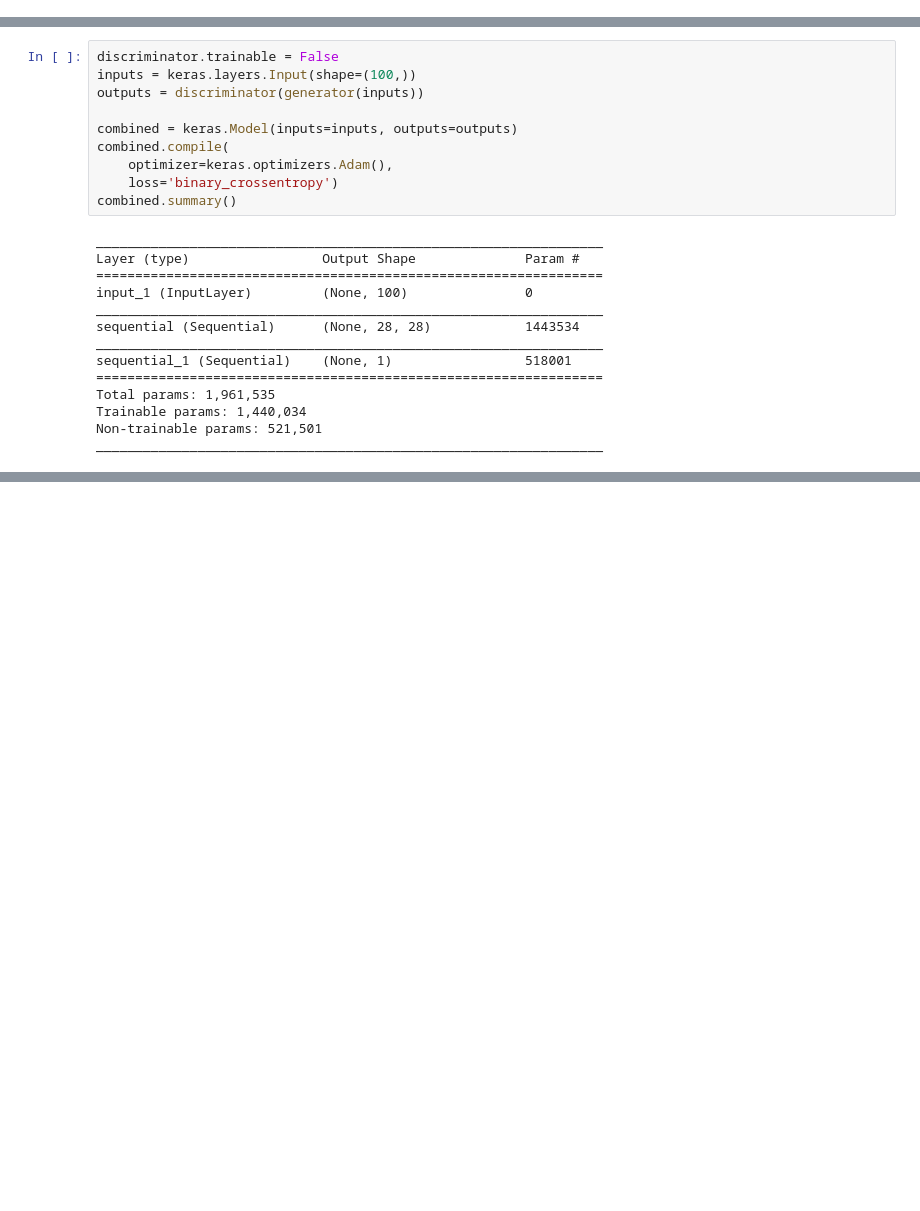
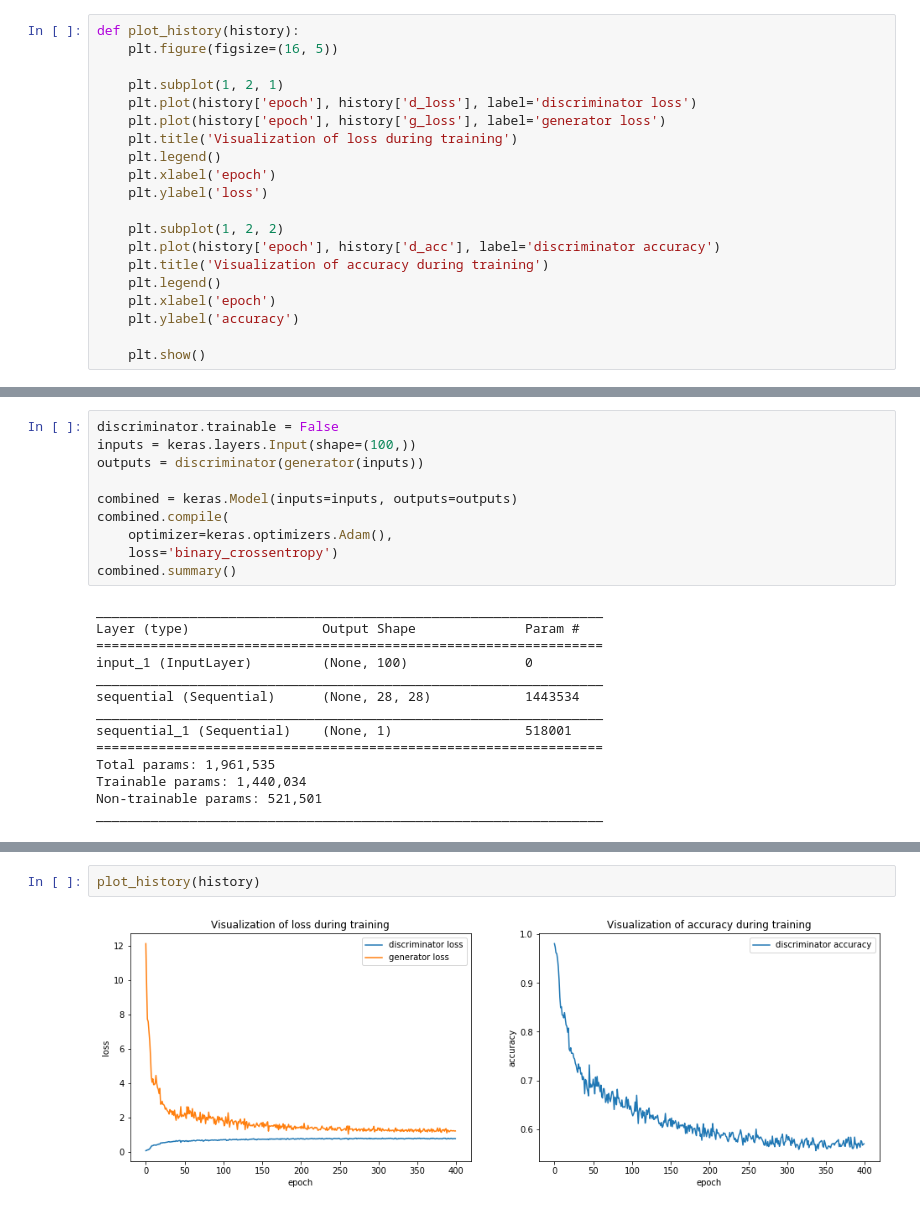
Before and after one commit to czyzi0/ml-notebooks, a Jupyter notebook: notebooks/mnist-gan.ipynb, the cells around one changed output, grey strips where cells are left out. Saved outputs shown, nothing was run; the diff lists cells and outputs as text; blank space fills up the shorter version.

```diff
--- a/notebooks/mnist-gan.ipynb
+++ b/notebooks/mnist-gan.ipynb
@@ -15,5 +23,25 @@ Images shape: (70000, 28, 28)
 # %%
 train_x = train_x.astype(np.float32) / 127.5 - 1
+# %%
+def plot_history(history):
+    plt.figure(figsize=(16, 5))
+
+    plt.subplot(1, 2, 1)
+    plt.plot(history['epoch'], history['d_loss'], label='discriminator loss')
+    plt.plot(history['epoch'], history['g_loss'], label='generator loss')
+    plt.title('Visualization of loss during training')
+    plt.legend()
+    plt.xlabel('epoch')
+    plt.ylabel('loss')
+
+    plt.subplot(1, 2, 2)
+    plt.plot(history['epoch'], history['d_acc'], label='discriminator accuracy')
+    plt.title('Visualization of accuracy during training')
+    plt.legend()
+    plt.xlabel('epoch')
+    plt.ylabel('accuracy')
+
+    plt.show()
 # %%
 generator = keras.Sequential([
     keras.layers.Dense(250, input_shape=(100,)),
@@ -243 +282,5 @@ Epoch 100/400
 ... (30 outputs left out)
+# %%
+plot_history(history)
+# %% [output]
+[figure, added]
```
Also changed, not shown: parts of 7 cells of this notebook.
